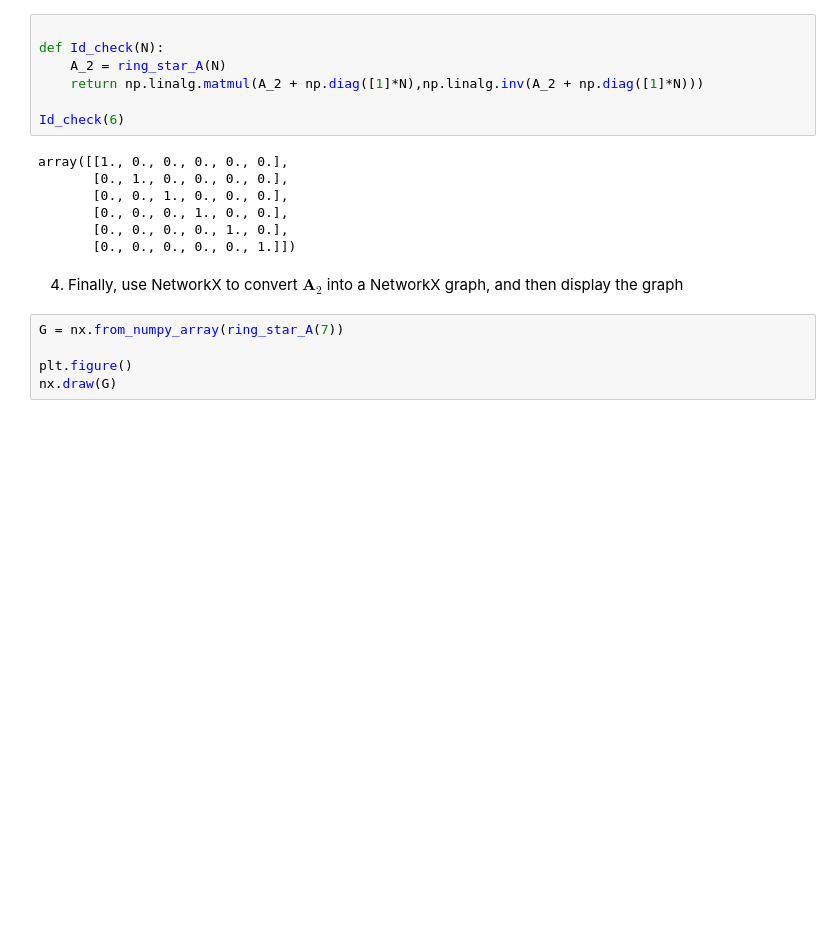
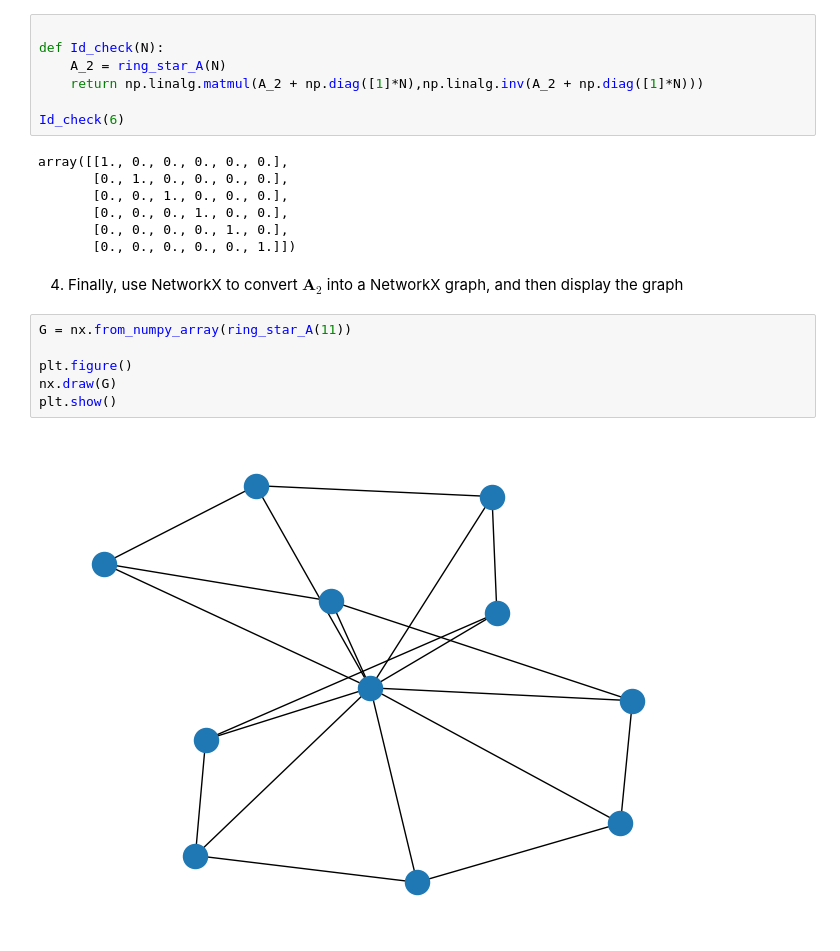
Before and after one commit to Nicholas-Andreou/Network-Science, a Jupyter notebook: Labs/Lab1.ipynb, the cells around one changed output. Saved outputs shown, nothing was run; the diff lists cells and outputs as text; blank space fills up the shorter version.

```diff
--- a/Labs/Lab1.ipynb
+++ b/Labs/Lab1.ipynb
@@ -120,7 +123,10 @@ array([[1., 0., 0., 0., 0., 0.],
 # %% [markdown]
 4. Finally, use NetworkX to convert $\mathbf{\textrm{A}}_2$ into a NetworkX graph, and then display the graph
 # %%
-G = nx.from_numpy_array(ring_star_A(7))
+G = nx.from_numpy_array(ring_star_A(11))
 
 plt.figure()
 nx.draw(G)
+plt.show()
+# %% [output]
+[figure, added]
```
Also changed, not shown: parts of 1 cell of this notebook.
